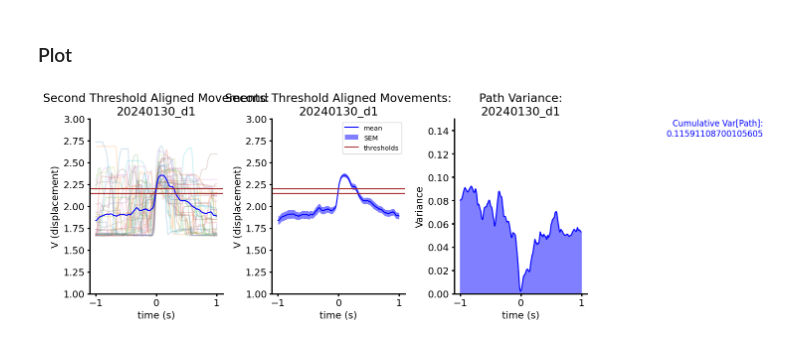
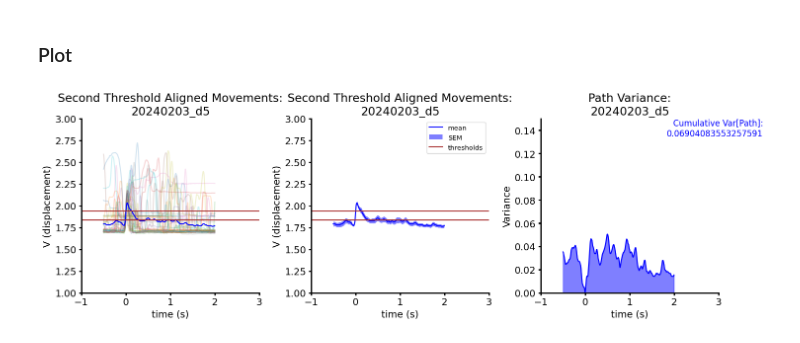
Before and after one commit to paulazoo/behavior, a Jupyter notebook: analysis/Path.ipynb, the cells around one changed output. Saved outputs shown, nothing was run; the diff lists cells and outputs as text; code cells hidden in the pictures.

```diff
--- a/analysis/Path.ipynb
+++ b/analysis/Path.ipynb
@@ -2,9 +2,9 @@
 ### set folder_name and `num_trials`
 - `num_trials` and `threshold_shift` based on preprocessing alignment (see PreprocessLeverData notebooks) and can be found for each day's session in the Google sheets analysis log
 # %%
-name = 'ANM7'
-session = '20240130_d1'
-num_trials = 53
+name = 'ANM1'
+session = '20240203_d5'
+num_trials = 63
 threshold_shift = 0.0
 # %% [markdown]
 ### imports
@@ -52,7 +51,7 @@ mkdir: ../Data_Copy/AnalysisData/ANM7/Path_ANM7_20240130_d1/: File exists
 ### Calculate path aligned to second threshold
 # %%
 before_duration = 0.5
-after_duration = 1.0
+after_duration = 2.0
 second_threshold_aligned_movements = get_second_threshold_aligned_movements(before_duration, after_duration, PreprocessLeverData_folder, HitMovements_folder, output_folder)
 
 resolution_time = 0.005
@@ -76,31 +75,34 @@ plt.plot(path_times, mean_path_data, color='blue')
 plt.axhline(y=movement_baseline + no_movement_threshold, label='thresholds', color='brown')
 plt.axhline(y=movement_baseline + movement_threshold, color='brown')
 plt.xlabel("time (s)")
 plt.ylabel("V (displacement)")
 plt.ylim([1, 3])
+plt.xlim([-1, 3])
 plt.title("Second Threshold Aligned Movements:\n"+session)
 
 plt.subplot(1,3,2)
 plt.plot(path_times, mean_path_data, color='blue', label='mean')
 plt.fill_between(path_times, mean_path_data+sem_path_data, mean_path_data-sem_path_data, color='blue', alpha=0.5, label='SEM', zorder=2, linewidth=0.0)
 plt.axhline(y=movement_baseline + no_movement_threshold, label='thresholds', color='brown')
 plt.axhline(y=movement_baseline + movement_threshold, color='brown')
 plt.ylim([1, 3])
+plt.xlim([-1, 3])
 plt.xlabel("time (s)")
 plt.ylabel("V (displacement)")
 plt.legend()
 plt.title("Second Threshold Aligned Movements:\n"+session)
 
 plt.subplot(1,3,3)
 plt.fill_between(path_times, 0, var_path_data, color='blue', alpha=0.5)
 plt.plot(path_times, var_path_data, color='blue')
 plt.ylim([0, 0.15])
+plt.xlim([-1, 3])
 plt.xlabel("time (s)")
 plt.ylabel("Variance")
 plt.title("Path Variance:\n"+session)
 plt.text(4, 0.15, "Cumulative Var[Path]:\n"+ str(cumulative_path_variance), ha='right', va='top', fontsize=12, color='blue')
 
 plt.savefig(output_folder+"plot_path_analysis.png")
 plt.show()
 # %% [output]
-[figure, old version]
+[figure, new version]
```
Also changed, not shown: parts of 1 cell of this notebook, 7 other files.
